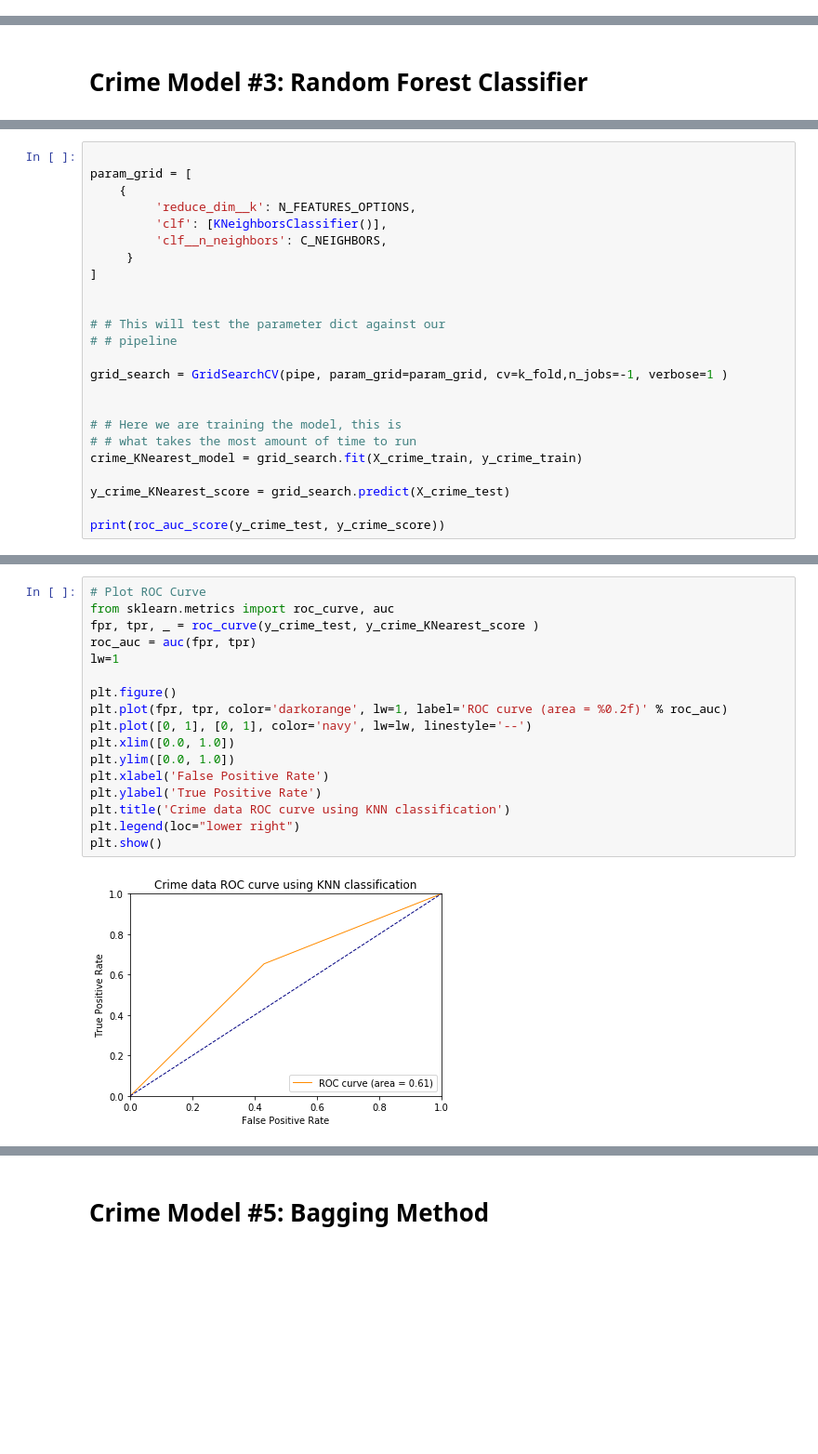
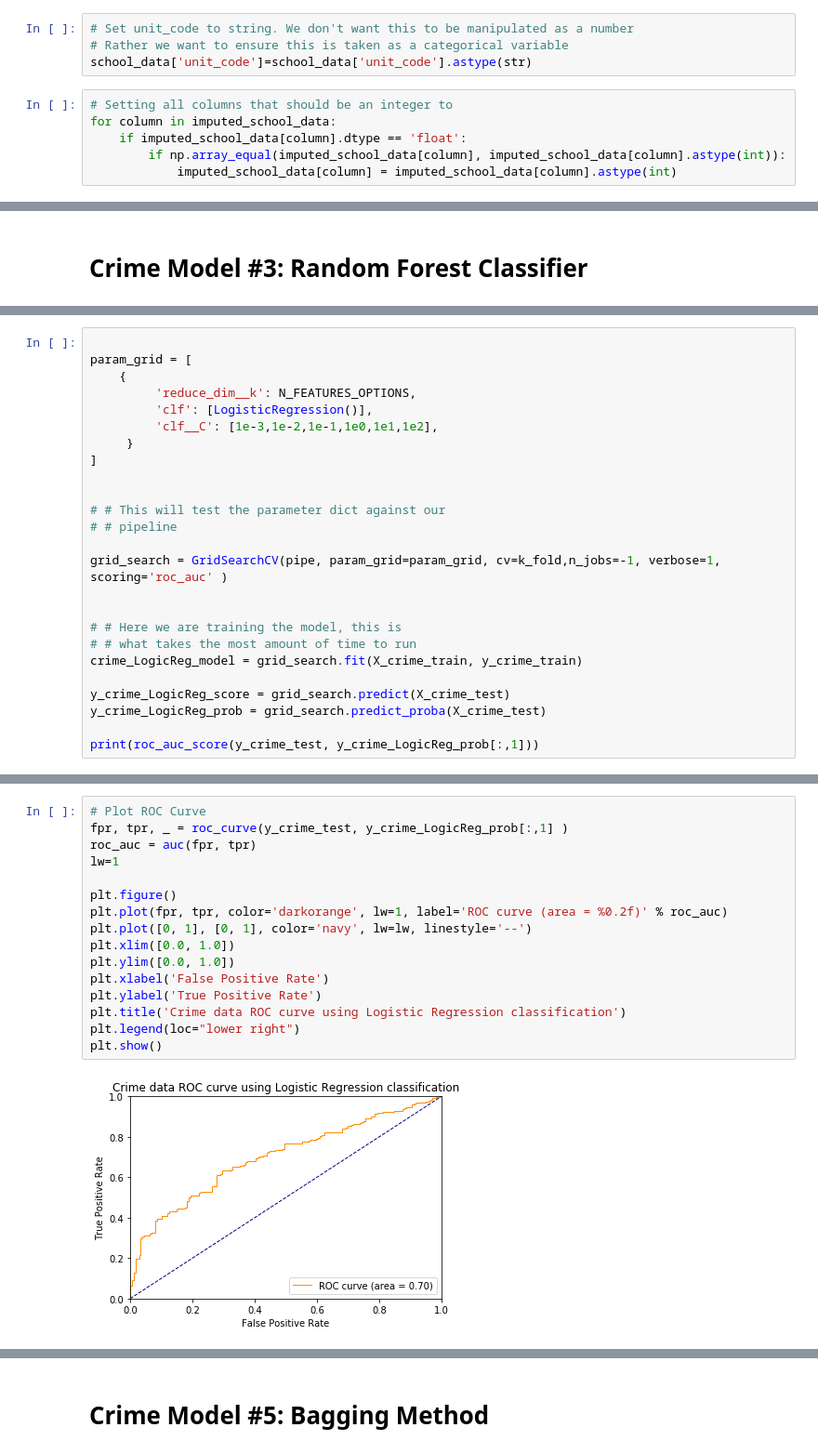
Before and after one commit to stmillett/MSDS7331_NorthCarolinaDataset, a Jupyter notebook: Lab2/Data Mining - Lab 2-SAT new.ipynb, the cells around one changed output, grey strips where cells are left out. Shown at 93% size. Drawn from its saved outputs; the diff is of its cells as text; blank space fills up the shorter version.

```diff
--- a/Lab2/Data Mining - Lab 2-SAT new.ipynb
+++ b/Lab2/Data Mining - Lab 2-SAT new.ipynb
@@ -153,0 +191,10 @@ school_data.describe()
+# %%
+# Set unit_code to string. We don't want this to be manipulated as a number
+# Rather we want to ensure this is taken as a categorical variable
+school_data['unit_code']=school_data['unit_code'].astype(str)
+# %%
+# Setting all columns that should be an integer to
+for column in imputed_school_data:
+    if imputed_school_data[column].dtype == 'float':
+        if np.array_equal(imputed_school_data[column], imputed_school_data[column].astype(int)):
+            imputed_school_data[column] = imputed_school_data[column].astype(int)
@@ -683,8 +702,8 @@ False
 param_grid = [
     {
          'reduce_dim__k': N_FEATURES_OPTIONS,
-         'clf': [KNeighborsClassifier()],
-         'clf__n_neighbors': C_NEIGHBORS,
+         'clf': [LogisticRegression()],
+         'clf__C': [1e-3,1e-2,1e-1,1e0,1e1,1e2],
      }
 ]
 
@@ -692,14 +711,15 @@ param_grid = [
 # # This will test the parameter dict against our
 # # pipeline
 
-grid_search = GridSearchCV(pipe, param_grid=param_grid, cv=k_fold,n_jobs=-1, verbose=1 )
+grid_search = GridSearchCV(pipe, param_grid=param_grid, cv=k_fold,n_jobs=-1, verbose=1, scoring='roc_auc' )
 
 
 # # Here we are training the model, this is
 # # what takes the most amount of time to run
-crime_KNearest_model = grid_search.fit(X_crime_train, y_crime_train)
+crime_LogicReg_model = grid_search.fit(X_crime_train, y_crime_train)
 
-y_crime_KNearest_score = grid_search.predict(X_crime_test)
+y_crime_LogicReg_score = grid_search.predict(X_crime_test)
+y_crime_LogicReg_prob = grid_search.predict_proba(X_crime_test)
 
-print(roc_auc_score(y_crime_test, y_crime_score))
+print(roc_auc_score(y_crime_test, y_crime_LogicReg_prob[:,1]))
 # %% [output]
@@ -710,19 +730,18 @@ Fitting 10 folds for each of 8 candidates, totalling 80 fits
 # %%
 # Plot ROC Curve
-from sklearn.metrics import roc_curve, auc
-fpr, tpr, _ = roc_curve(y_crime_test, y_crime_KNearest_score )
+fpr, tpr, _ = roc_curve(y_crime_test, y_crime_LogicReg_prob[:,1] )
 roc_auc = auc(fpr, tpr)
 lw=1
 
 plt.figure()
 plt.plot(fpr, tpr, color='darkorange', lw=1, label='ROC curve (area = %0.2f)' % roc_auc)
 plt.plot([0, 1], [0, 1], color='navy', lw=lw, linestyle='--')
 plt.xlim([0.0, 1.0])
 plt.ylim([0.0, 1.0])
 plt.xlabel('False Positive Rate')
 plt.ylabel('True Positive Rate')
-plt.title('Crime data ROC curve using KNN classification')
+plt.title('Crime data ROC curve using Logistic Regression classification')
 plt.legend(loc="lower right")
 plt.show()
 # %% [output]
-[figure, old version]
+[figure, new version]
```
Also changed, not shown: parts of 67 cells of this notebook.
